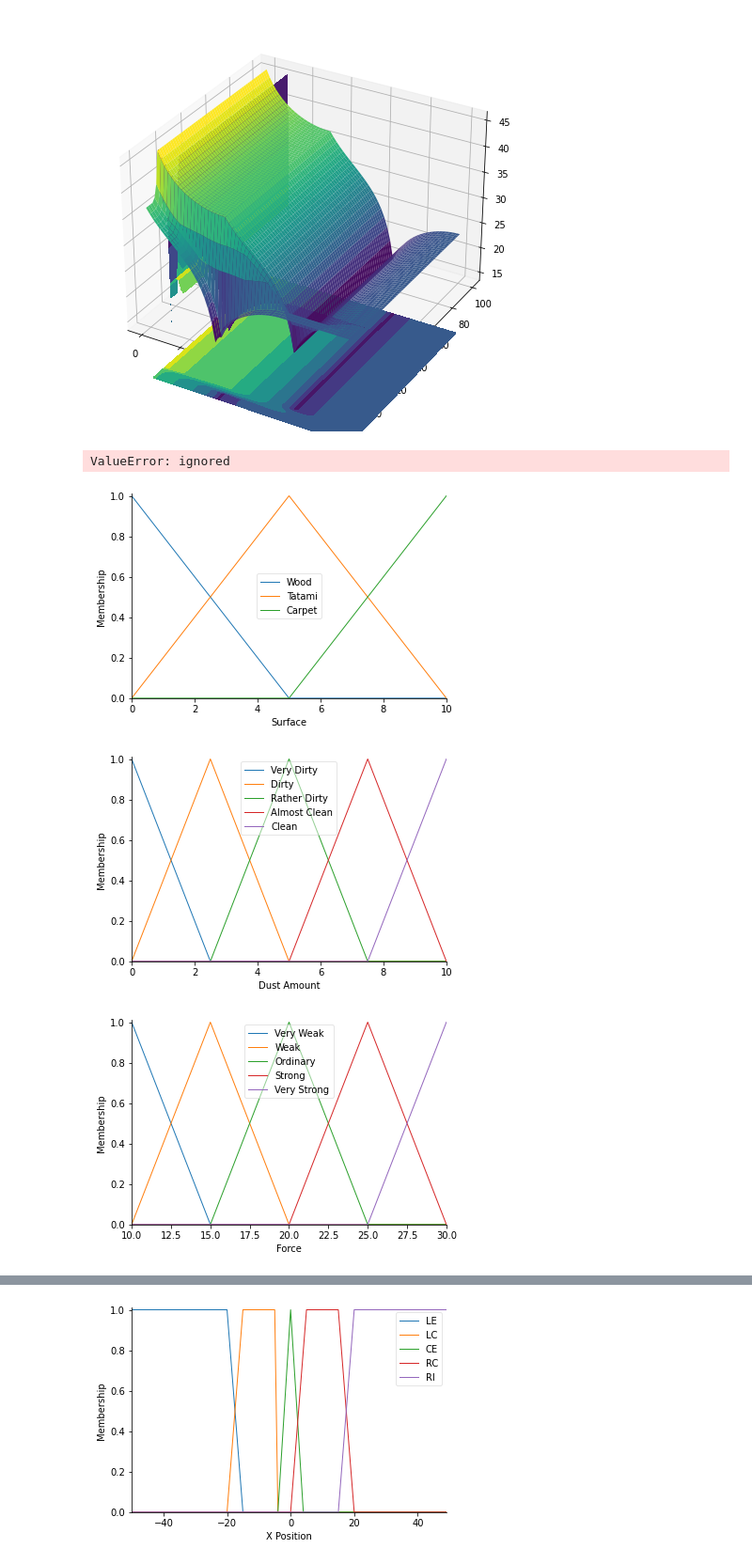
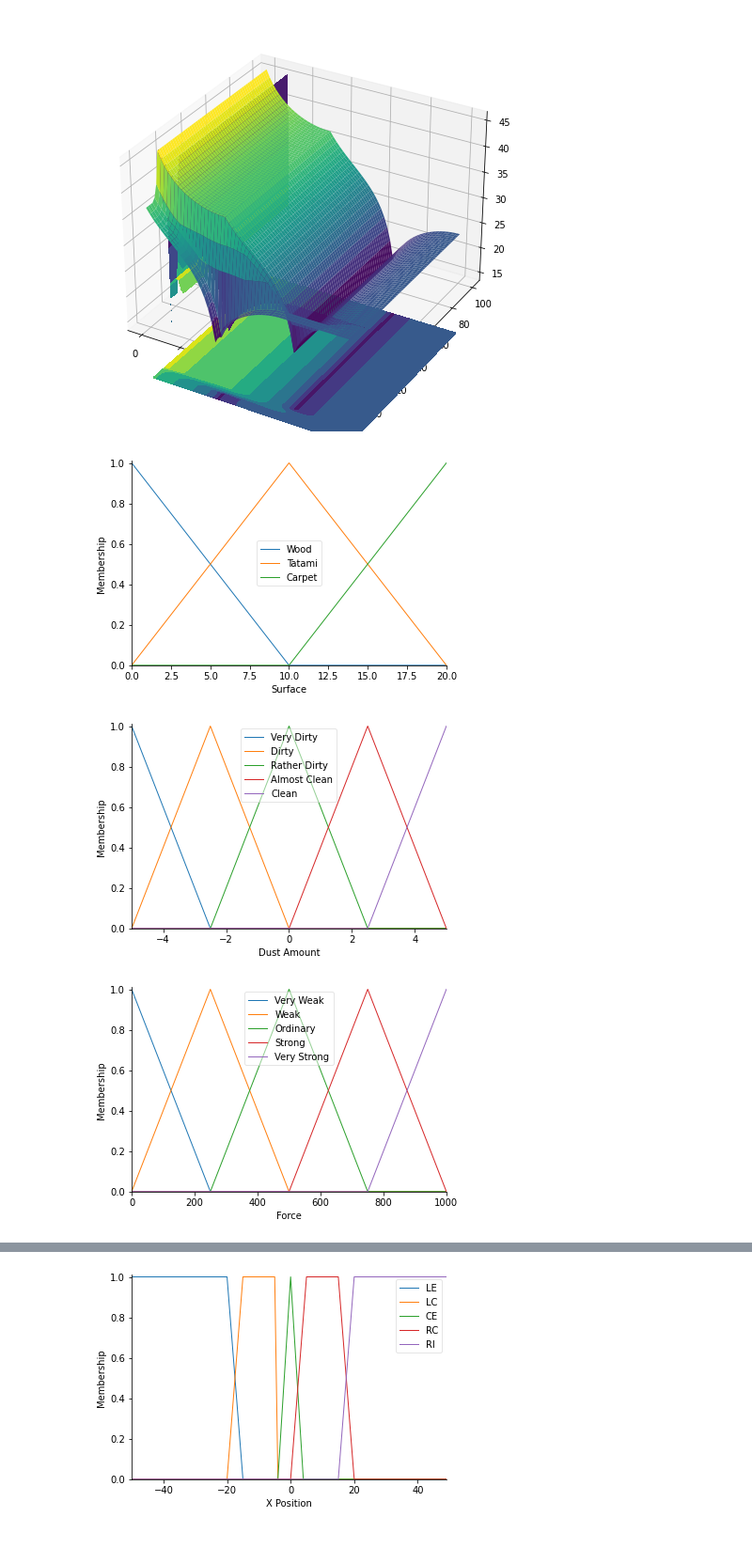
Before and after one commit to utopickaiser/AI-Homework, a Jupyter notebook: AI_Homework_W4_Fuzzy_Controller.ipynb, the cells around one changed output, grey strips where cells are left out. Shown at 94% size. Drawn from its saved outputs; the diff is of its cells as text; code cells hidden in the pictures.

```diff
--- a/AI_Homework_W4_Fuzzy_Controller.ipynb
+++ b/AI_Homework_W4_Fuzzy_Controller.ipynb
@@ -206,9 +206,9 @@ from skfuzzy import control as ctrl
 import math
 import matplotlib.pyplot as plt
 from mpl_toolkits.mplot3d import Axes3D
-universe = np.linspace(0,10,61)
-universe1 = np.linspace(0,10,61)
-universe2 = np.linspace(10,30,61)
+universe = np.linspace(0,20,61)
+universe1 = np.linspace(-5,5,61)
+universe2 = np.linspace(0,1000,61)
 surface = ctrl.Antecedent(universe, 'Surface')
 da = ctrl.Antecedent(universe1, 'Dust Amount')
 force = ctrl.Consequent(universe2,'Force')
@@ -240,35 +240,34 @@ rule3 = ctrl.Rule(antecedent = (surface['Wood'] & da['Very Dirty']
                                 |surface['Carpet'] & da['Dirty']
                                 |surface['Tatami'] & da['Dirty']),
                    consequent = force['Strong'], label = 'Force Strong')
 
 
 rule3 = ctrl.Rule(antecedent = (surface['Carpet'] & da['Very Dirty']
                                 |surface['Tatami'] & da['Very Dirty']),
                    consequent = force['Very Strong'], label = 'Very Strong')
 
 
 system = ctrl.ControlSystem(rules = [rule0,rule1,rule2,rule3])
 sim = ctrl.ControlSystemSimulation(system, flush_after_run = 61*61+1)
-upsampled = np.linspace(-50,50,61)
+upsampled = np.linspace(0,10,61)
 x,y = np.meshgrid(upsampled, upsampled)
 z = np.zeros_like(x)
 for i in range(61):
   for j in range(61):
     for k in range(61):
       sim.input['Surface'] = x[i,j]
       sim.input['Dust Amount'] = y[i,j]
       sim.compute()
       z[i,j] = sim.output['Force']
 fig = plt.figure(figsize = (8,8))
 ax = fig.add_subplot(111, projection = '3d')
 suf = ax.plot_surface(x,y,z, rstride = 1, cstride = 1, cmap = 'viridis',
                       linewidth = 0.4, antialiased = True)
 cset = ax.contourf(x,y,z, zdir = 'z', offset = 3, cmap = 'viridis', anpha = 0.5)
 cset = ax.contourf(x,y,z, zdir = 'x', offset = 11, cmap = 'viridis', anpha = 0.5 )
 cset = ax.contourf(x,y,z, zdir = 'y', offset = 11, cmap = 'viridis', anpha = 0.5 )
 ax.view_init(30,300)
 # %% [output]
-ValueError: ignored
-[figure, old version]
+[figure, new version]
-[figure, old version]
+[figure, new version]
-[figure, old version]
+[figure, new version]
```
Also changed, not shown: parts of 2 cells of this notebook.
